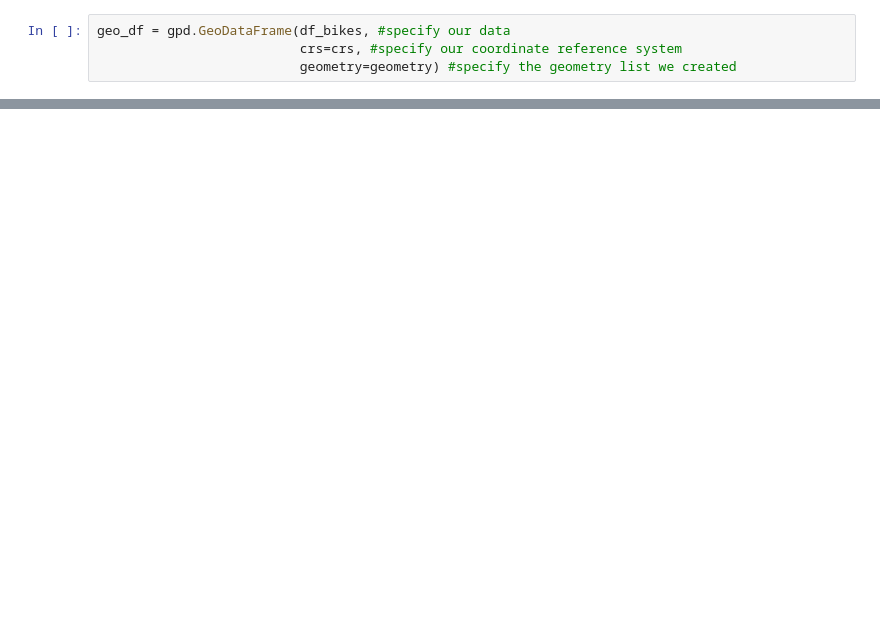
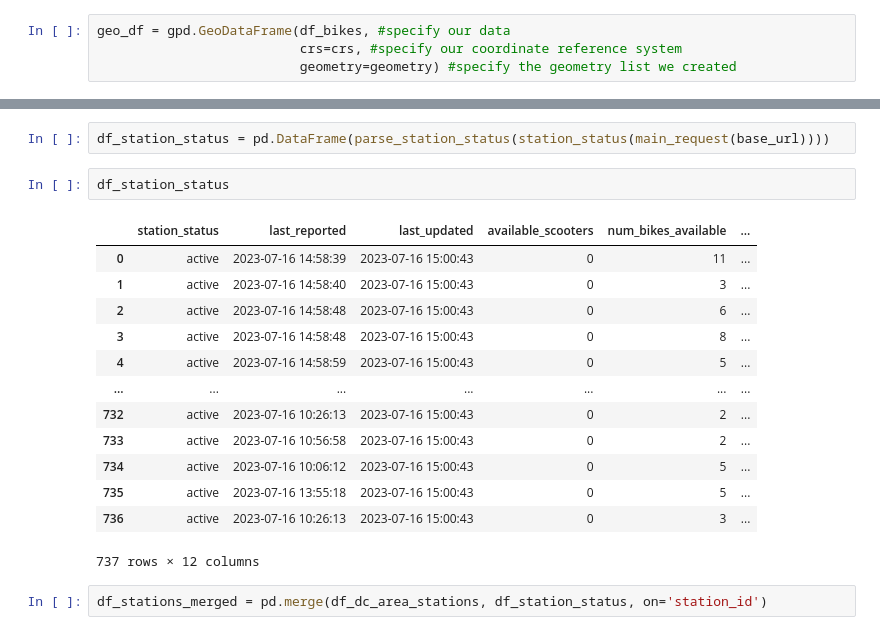
Before and after one commit to Maxremmo/Bike-Sharing-ML, a Jupyter notebook: realtime_bikeshare_data.ipynb, the cells around one changed output, grey strips where cells are left out. Saved outputs shown, nothing was run; the diff lists cells and outputs as text; blank space fills up the shorter version.

```diff
--- a/realtime_bikeshare_data.ipynb
+++ b/realtime_bikeshare_data.ipynb
@@ -208,0 +257,20 @@ plt.show()
+# %%
+df_station_status = pd.DataFrame(parse_station_status(station_status(main_request(base_url))))
+# %%
+df_station_status
+# %% [output]
+|  | station_status | last_reported | last_updated | available_scooters | num_bikes_available | ... |
+| 0 | active | 2023-07-16 14:58:39 | 2023-07-16 15:00:43 | 0 | 11 | ... |
+| 1 | active | 2023-07-16 14:58:40 | 2023-07-16 15:00:43 | 0 | 3 | ... |
+| 2 | active | 2023-07-16 14:58:48 | 2023-07-16 15:00:43 | 0 | 6 | ... |
+| 3 | active | 2023-07-16 14:58:48 | 2023-07-16 15:00:43 | 0 | 8 | ... |
+| 4 | active | 2023-07-16 14:58:59 | 2023-07-16 15:00:43 | 0 | 5 | ... |
+| ... | ... | ... | ... | ... | ... | ... |
+| 732 | active | 2023-07-16 10:26:13 | 2023-07-16 15:00:43 | 0 | 2 | ... |
+| 733 | active | 2023-07-16 10:56:58 | 2023-07-16 15:00:43 | 0 | 2 | ... |
+| 734 | active | 2023-07-16 10:06:12 | 2023-07-16 15:00:43 | 0 | 5 | ... |
+| 735 | active | 2023-07-16 13:55:18 | 2023-07-16 15:00:43 | 0 | 5 | ... |
+| 736 | active | 2023-07-16 10:26:13 | 2023-07-16 15:00:43 | 0 | 3 | ... |
+737 rows × 12 columns
+# %%
+df_stations_merged = pd.merge(df_dc_area_stations, df_station_status, on='station_id')
```
Also changed, not shown: parts of 18 cells of this notebook.
